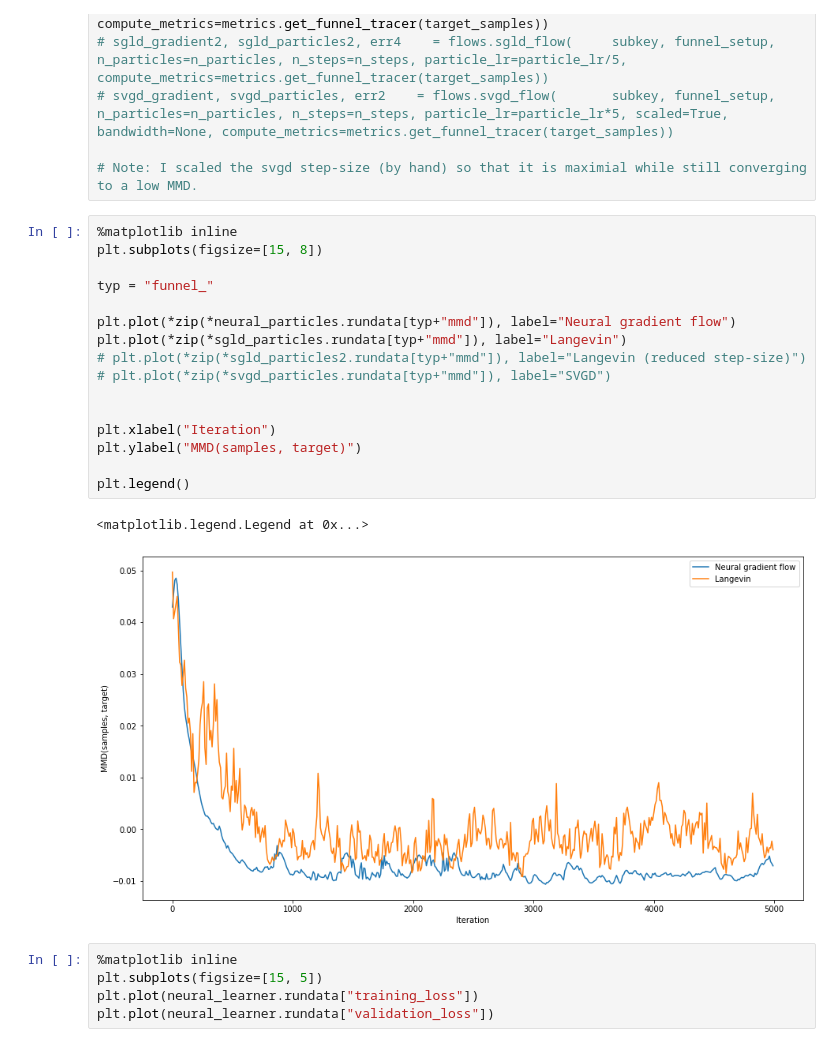
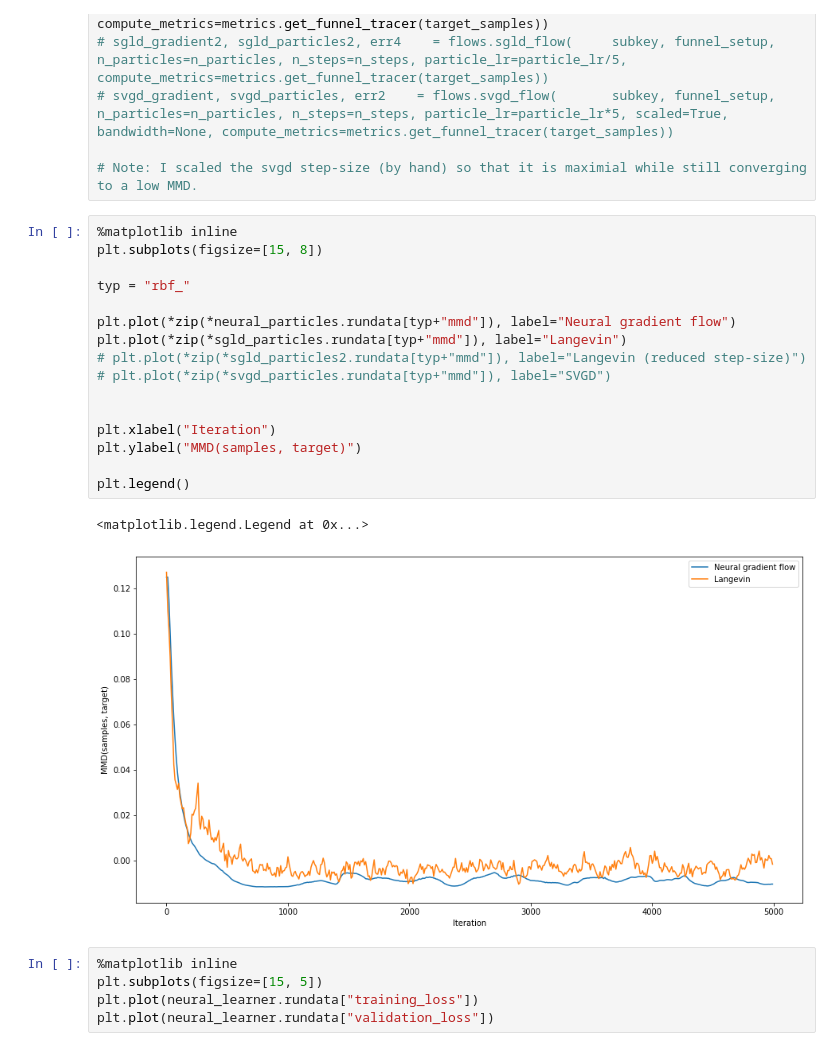
Before and after one commit to ratschlab/projects-2020-Neural-SVGD, a Jupyter notebook: notebooks/experiments/funnel-comparison-sgld-vs-neural.ipynb, the cells around one changed output. Drawn from its saved outputs; the diff is of its cells as text.

```diff
--- a/notebooks/experiments/funnel-comparison-sgld-vs-neural.ipynb
+++ b/notebooks/experiments/funnel-comparison-sgld-vs-neural.ipynb
@@ -85,22 +83,22 @@ sgld_gradient, sgld_particles, err3    = flows.sgld_flow(       subkey, funnel_s
 # %%
 %matplotlib inline
 plt.subplots(figsize=[15, 8])
 
-typ = "funnel_"
+typ = "rbf_"
 
 plt.plot(*zip(*neural_particles.rundata[typ+"mmd"]), label="Neural gradient flow")
 plt.plot(*zip(*sgld_particles.rundata[typ+"mmd"]), label="Langevin")
 # plt.plot(*zip(*sgld_particles2.rundata[typ+"mmd"]), label="Langevin (reduced step-size)")
 # plt.plot(*zip(*svgd_particles.rundata[typ+"mmd"]), label="SVGD")
 
 
 plt.xlabel("Iteration")
 plt.ylabel("MMD(samples, target)")
 
 plt.legend()
 # %% [output]
 <matplotlib.legend.Legend at 0x...>
-[figure, old version]
+[figure, new version]
 # %%
 %matplotlib inline
 plt.subplots(figsize=[15, 5])
```
Also changed, not shown: parts of 1 cell of this notebook, 3 other files.
